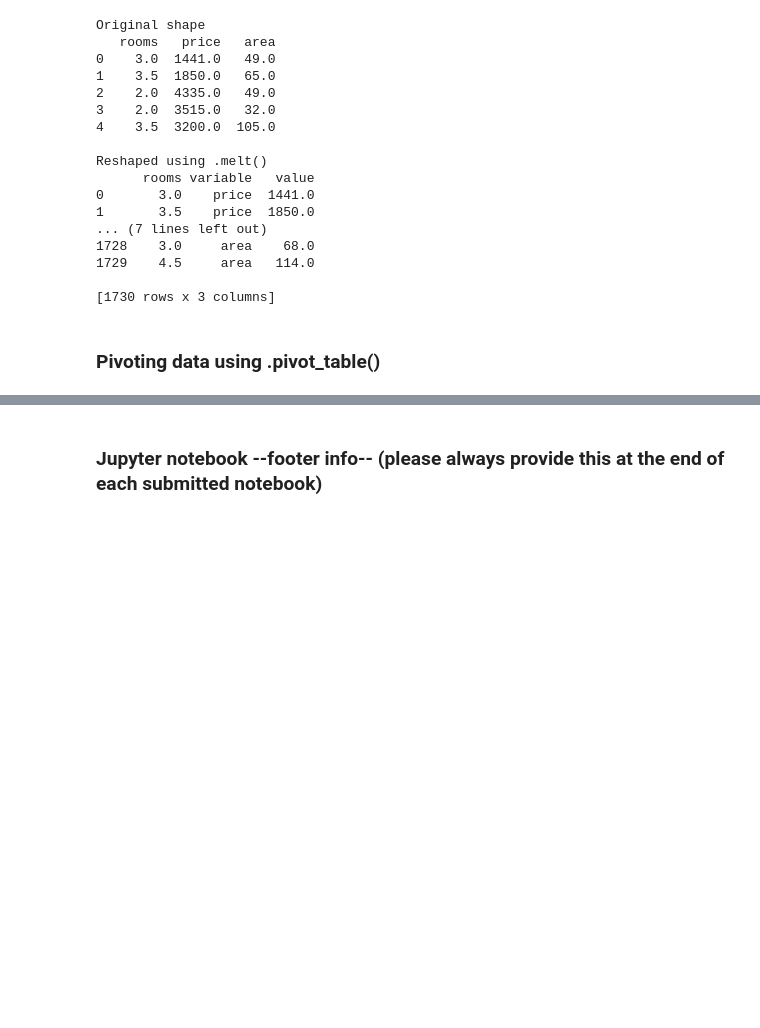
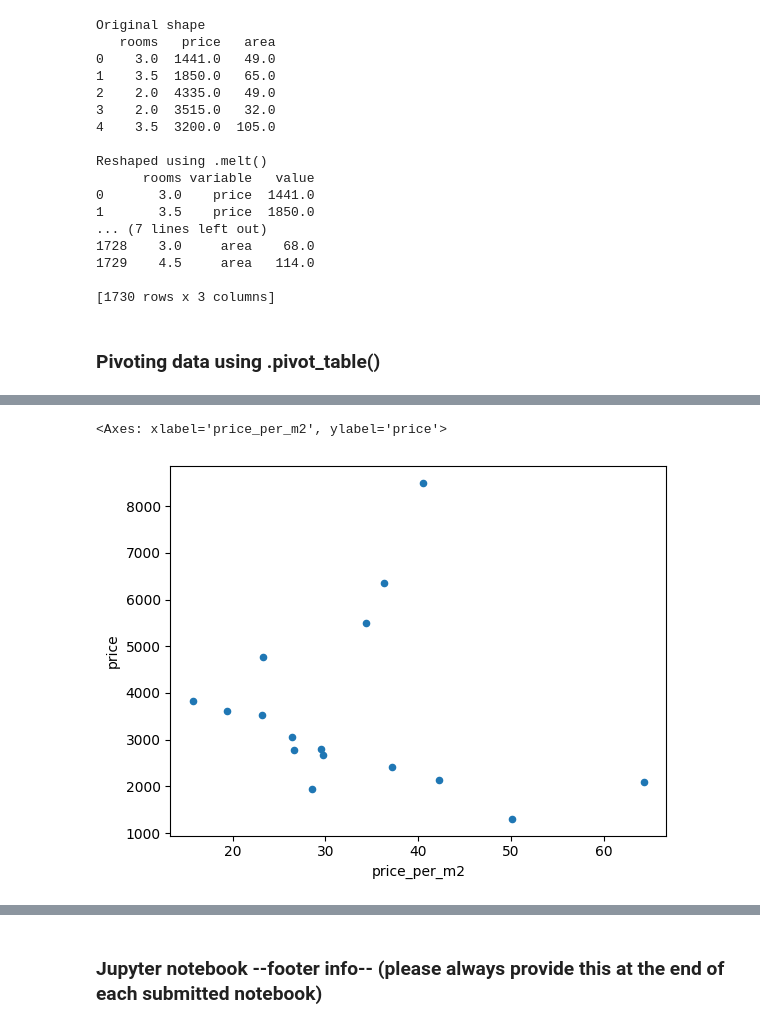
Before and after one commit to YaChiYang17/data_analytics, a Jupyter notebook: Week_03/combining_and_organizing_data.ipynb, the cells around one changed output, grey strips where cells are left out. Drawn from its saved outputs; the diff is of its cells as text; code cells hidden in the pictures; blank space fills up the shorter version.

```diff
--- a/Week_03/combining_and_organizing_data.ipynb
+++ b/Week_03/combining_and_organizing_data.ipynb
@@ -303,0 +306,8 @@ pd.pivot_table(df3[['rooms', 'price', 'area']],
+# %%
+# compare the price with the price_per_m2.
+df_pivot[['price','price_per_m2']].plot(kind='scatter',
+                                        x='price_per_m2',
+                                        y='price')
+# %% [output]
+<Axes: xlabel='price_per_m2', ylabel='price'>
+[figure, added]
```
Also changed, not shown: parts of 10 cells of this notebook, 6 other files.
